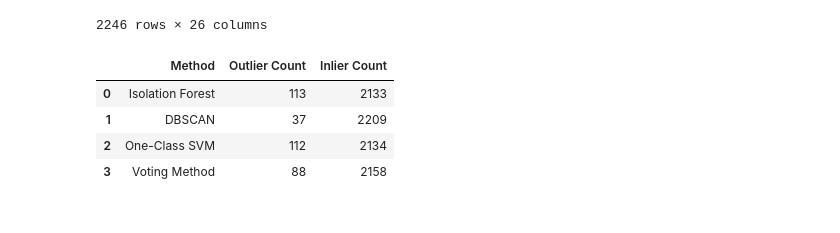
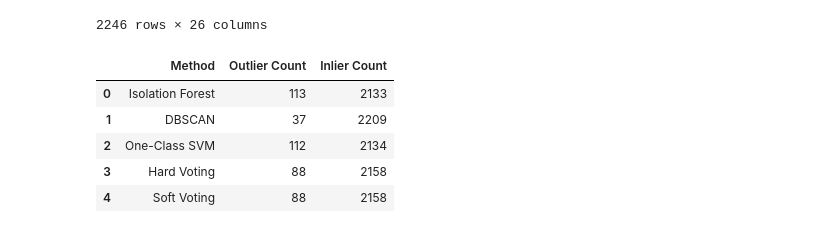
Before and after one commit to roniwahyu/outlier-detection2024, a Jupyter notebook: 09_03_Agriculture_N2O_IF_DBSCAN_OneClassSVM_Ensemble_+_XGBoost_SWI(1).ipynb, the cells around one changed output. Cells and saved outputs as stored; diff of their text form; code cells hidden in the pictures.

```diff
--- a/09_03_Agriculture_N2O_IF_DBSCAN_OneClassSVM_Ensemble_+_XGBoost_SWI(1).ipynb
+++ b/09_03_Agriculture_N2O_IF_DBSCAN_OneClassSVM_Ensemble_+_XGBoost_SWI(1).ipynb
@@ -970,0 +971,3 @@ plt.show()
+# %%
+# Generate hard voting label
+data['Hard_Voting_Outlier'] = data[['IF_Outlier', 'DBSCAN_Outlier', 'OCSVM_Outlier']].sum(axis=1).apply(lambda x: -1 if x < 0 else 1)
@@ -971,4 +1021,5 @@ plt.show()
 # %%
-# Combine results using voting method
-data['Voting_Outlier'] = (data[['IF_Outlier', 'DBSCAN_Outlier', 'OCSVM_Outlier']] == -1).sum(axis=1) >= 2
-data['Voting_Outlier'] = data['Voting_Outlier'].astype(int).replace({1: -1, 0: 1})
+# Implement soft voting
+data['Soft_Vote_Outlier'] = (data[['IF_Outlier', 'DBSCAN_Outlier', 'OCSVM_Outlier']] == -1).sum(axis=1) > 1
+data['Soft_Vote_Outlier'] = data['Soft_Vote_Outlier'].apply(lambda x: -1 if x else 1)
+data
@@ -995,27 +1060,29 @@ data
 # %%
 # Summary of results
 summary_table = pd.DataFrame({
-    'Method': ['Isolation Forest', 'DBSCAN', 'One-Class SVM', 'Voting Method'],
+    'Method': ['Isolation Forest', 'DBSCAN', 'One-Class SVM', 'Hard Voting','Soft Voting'],
     'Outlier Count': [
         (data['IF_Outlier'] == -1).sum(),
         (data['DBSCAN_Outlier'] == -1).sum(),
         (data['OCSVM_Outlier'] == -1).sum(),
-        (data['Voting_Outlier'] == -1).sum()
+        (data['Hard_Voting_Outlier'] == -1).sum(),
+        (data['Soft_Vote_Outlier'] == -1).sum()
     ],
     'Inlier Count': [
         (data['IF_Outlier'] == 1).sum(),
         (data['DBSCAN_Outlier'] != -1).sum(),
         (data['OCSVM_Outlier'] == 1).sum(),
-        (data['Voting_Outlier'] == 1).sum()
+        (data['Hard_Voting_Outlier'] == 1).sum(),
+        (data['Soft_Vote_Outlier'] == 1).sum()
     ]
 })
+summary_table
+# %% [output]
+|  | Method | Outlier Count | Inlier Count |
+| 0 | Isolation Forest | 113 | 2133 |
+| 1 | DBSCAN | 37 | 2209 |
+| 2 | One-Class SVM | 112 | 2134 |
+| 3 | Hard Voting | 88 | 2158 |
+| 4 | Soft Voting | 88 | 2158 |
-# %%
-summary_table
-# %% [output]
-|  | Method | Outlier Count | Inlier Count |
-| 0 | Isolation Forest | 113 | 2133 |
-| 1 | DBSCAN | 37 | 2209 |
-| 2 | One-Class SVM | 112 | 2134 |
-| 3 | Voting Method | 88 | 2158 |
 # %%
 # Save the updated dataset with outlier labels
```
Also changed, not shown: parts of 8 cells of this notebook, 3 other files.
